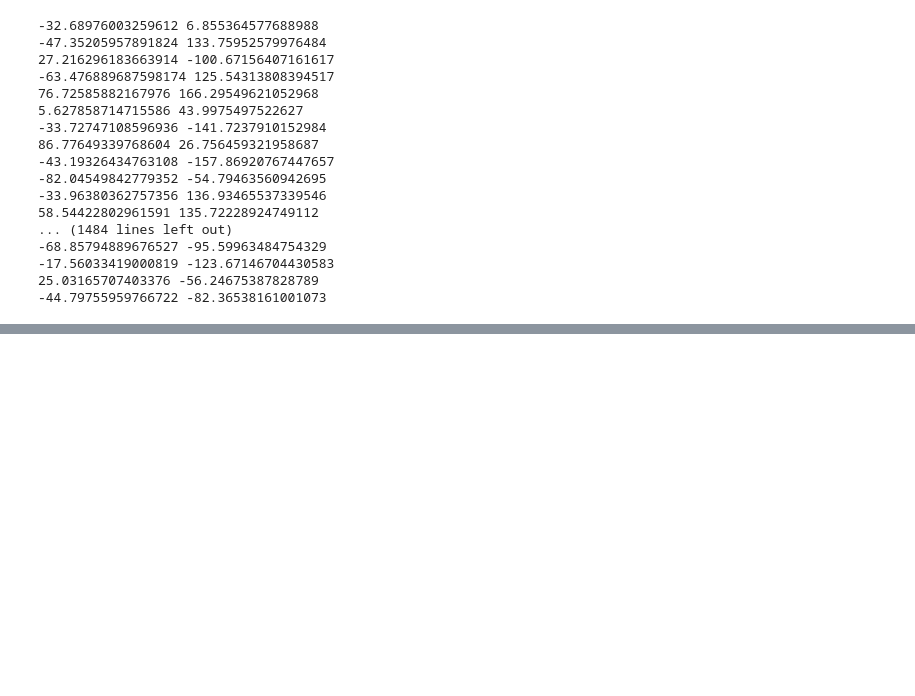
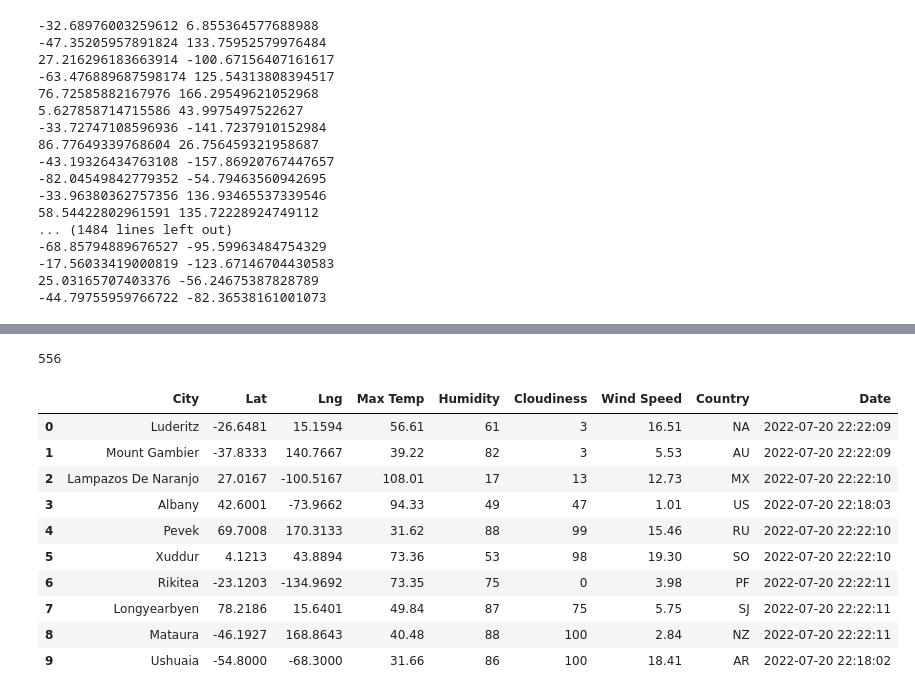
Before and after one commit to martebeatriz/World_Weather_Analysis, a Jupyter notebook: WeatherPy.ipynb, the cells around one changed output, grey strips where cells are left out. Cells and saved outputs as stored; diff of their text form; code cells hidden in the pictures; blank space fills up the shorter version.

```diff
--- a/WeatherPy.ipynb
+++ b/WeatherPy.ipynb
@@ -3,6 +3,11 @@
 import pandas as pd
 import matplotlib.pyplot as plt
 import numpy as np
+import time
+from datetime import datetime
+import requests
+from config import weather_api_key
+url = "http://api.openweathermap.org/data/2.5/weather?units=Imperial&APPID=" + weather_api_key
 # %%
 # Create a set of random latitude and longitude combinations.
 lats = np.random.uniform(low=-90.000, high=90.000, size=1500)
@@ -55,0 +142,20 @@ len(cities)
+# %%
+len(city_data)
+# %% [output]
+556
+# %%
+# Convert the array of dictionaries to a Pandas DataFrame.
+city_data_df = pd.DataFrame(city_data)
+city_data_df.head(10)
+# %% [output]
+|  | City | Lat | Lng | Max Temp | Humidity | Cloudiness | Wind Speed | Country | Date |
+| 0 | Luderitz | -26.6481 | 15.1594 | 56.61 | 61 | 3 | 16.51 | NA | 2022-07-20 22:22:09 |
+| 1 | Mount Gambier | -37.8333 | 140.7667 | 39.22 | 82 | 3 | 5.53 | AU | 2022-07-20 22:22:09 |
+| 2 | Lampazos De Naranjo | 27.0167 | -100.5167 | 108.01 | 17 | 13 | 12.73 | MX | 2022-07-20 22:22:10 |
+| 3 | Albany | 42.6001 | -73.9662 | 94.33 | 49 | 47 | 1.01 | US | 2022-07-20 22:18:03 |
+| 4 | Pevek | 69.7008 | 170.3133 | 31.62 | 88 | 99 | 15.46 | RU | 2022-07-20 22:22:10 |
+| 5 | Xuddur | 4.1213 | 43.8894 | 73.36 | 53 | 98 | 19.30 | SO | 2022-07-20 22:22:10 |
+| 6 | Rikitea | -23.1203 | -134.9692 | 73.35 | 75 | 0 | 3.98 | PF | 2022-07-20 22:22:11 |
+| 7 | Longyearbyen | 78.2186 | 15.6401 | 49.84 | 87 | 75 | 5.75 | SJ | 2022-07-20 22:22:11 |
+| 8 | Mataura | -46.1927 | 168.8643 | 40.48 | 88 | 100 | 2.84 | NZ | 2022-07-20 22:22:11 |
+| 9 | Ushuaia | -54.8000 | -68.3000 | 31.66 | 86 | 100 | 18.41 | AR | 2022-07-20 22:18:02 |
```
Also changed, not shown: parts of 5 cells of this notebook, 1 other file.
